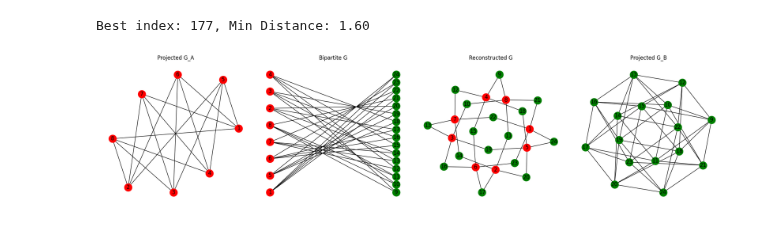
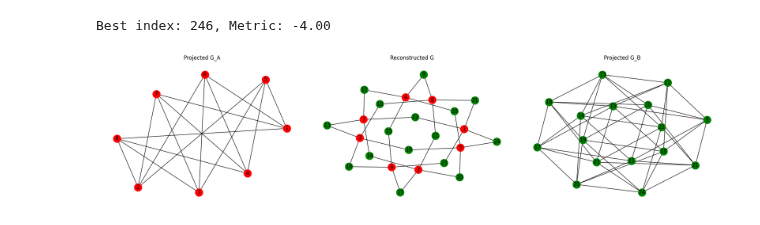
Before and after one commit to PITT-HATLAB/corral_crowding, a Jupyter notebook: src/notebooks/dev.ipynb, the cells around one changed output. Drawn from its saved outputs; the diff is of its cells as text; code cells hidden in the pictures.

Commit message:
feat: new graph construction dynamically adds qubits

```diff
--- a/src/notebooks/dev.ipynb
+++ b/src/notebooks/dev.ipynb
@@ -307,46 +312,46 @@ if G_rebuilt:
-# %%
-def topology_metric(G):
-    if not nx.is_connected(G):
-        raise ValueError("Graph must be connected to compute topology metrics.")
-
-    # Average shortest path length
-    avg_distance = nx.average_shortest_path_length(G)
-
-    # Average connectivity: Mean of average degree connectivity values
-    avg_connectivity = sum(nx.average_degree_connectivity(G).values()) / len(G.nodes())
-
-    # Graph diameter: Max shortest path between any two nodes
-    diameter = nx.diameter(G)
-
-    return avg_distance, avg_connectivity, diameter
-
-
-min_dist = float("inf")
-for index in solution_indices:  # planar_indices:
-    G_A_projected = two_colorable[index]  # Take one of the two-colorable graphs
-    G_rebuilt, G_A, G_B = construct_bipartite_graph(
-        G_A_projected, num_B, max_degree_A=max_degree_A, max_degree_B=max_degree_B
-    )
-
-    avg_dist, avg_conn, diam = topology_metric(G_B)
-    # print(
-    #     f"Index {index}: Avg Distance = {avg_dist:.2f}, Avg Connectivity = {avg_conn:.2f}, Diameter = {diam}"
-    # )
-    if avg_dist < min_dist:
-        min_dist = avg_dist
-        best_index = index
-
-print(f"Best index: {best_index}, Min Distance: {min_dist:.2f}")
-# %% [output]
-Best index: 177, Min Distance: 1.60
+# %%
+class TopologyMetric:
+    def __init__(self, G):
+        self.G = G
+
+    def average_distance(self):
+        """Computes the average shortest path length of a graph."""
+        return nx.average_shortest_path_length(self.G)
+
+    def graph_algebraic_connectivity(self):
+        """Computes the algebraic connectivity of a graph."""
+        L = nx.laplacian_spectrum(self.G)
+        return -1.0 * L[1]  # Second smallest eigenvalue
+
+    def diameter(self):
+        return nx.diameter(self.G)
+
+
+best_metric = float("inf")
+for index in solution_indices:  # planar_indices:
+    G_A_projected = M_colorable[index]  # Take one of the two-colorable graphs
+    G_rebuilt, G_A, G_B = construct_bipartite_graph(
+        G_A_projected, max_degree_A=max_degree_A, max_degree_B=max_degree_B
+    )
+
+    metrics = TopologyMetric(G_B)
+    connectivity = metrics.graph_algebraic_connectivity()
+    metric = connectivity
+
+    if metric < best_metric:
+        best_metric = metric
+        best_index = index
+
+print(f"Best index: {best_index}, Metric: {best_metric:.2f}")
+# %% [output]
+Best index: 246, Metric: -4.00
 # %%
-index = best_index  # Choose a two-colorable topology
-G_A_projected = two_colorable[index]  # Take one of the two-colorable graphs
+G_A_projected = M_colorable[best_index]  # Take one of the two-colorable graphs
 
 G_rebuilt, G_A, G_B = construct_bipartite_graph(
-    G_A_projected, num_B, max_degree_A=max_degree_A, max_degree_B=max_degree_B
+    G_A_projected, max_degree_A=max_degree_A, max_degree_B=max_degree_B
 )
 if G_rebuilt:
     plot_graphs(G_rebuilt, G_A, G_B)
 # %% [output]
-[figure, old version]
+[figure, new version]
```
Also changed, not shown: parts of 6 cells of this notebook, 9 other files.
